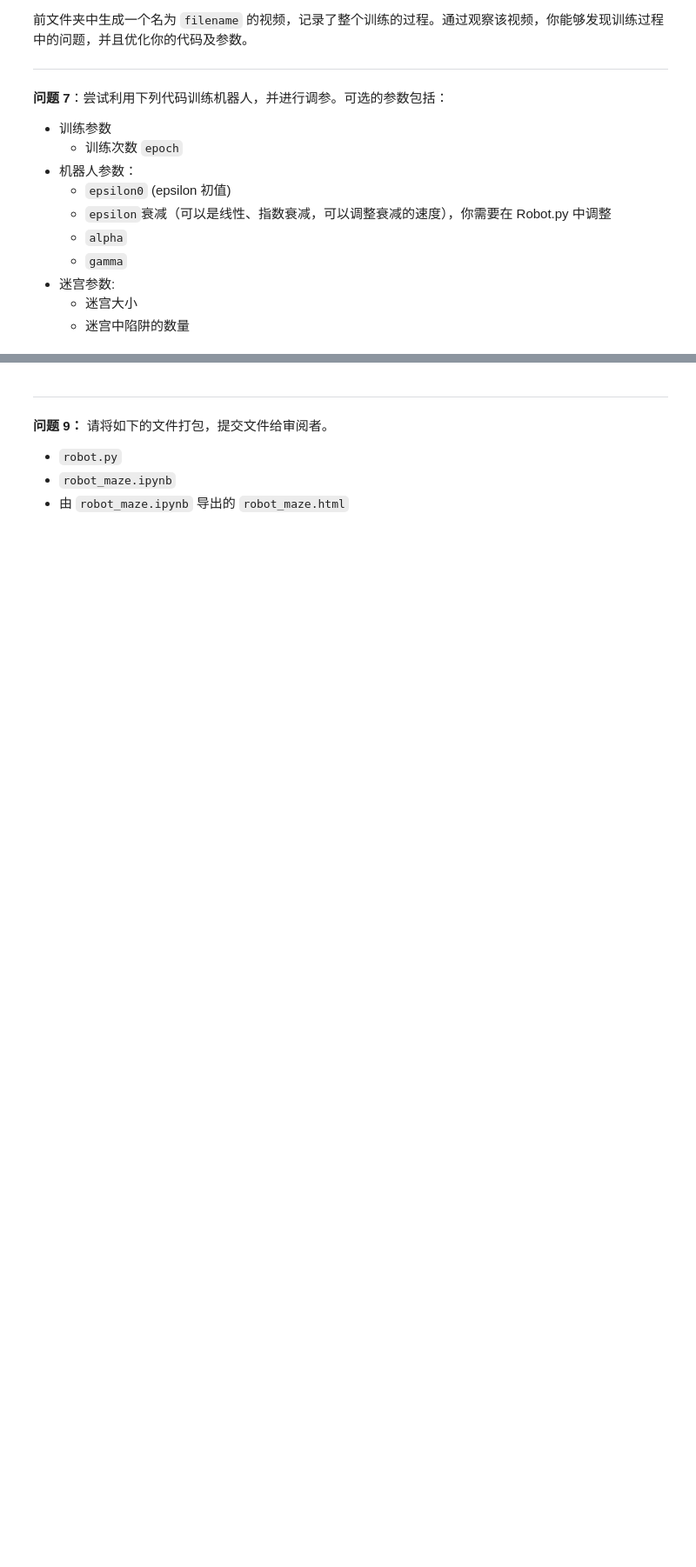
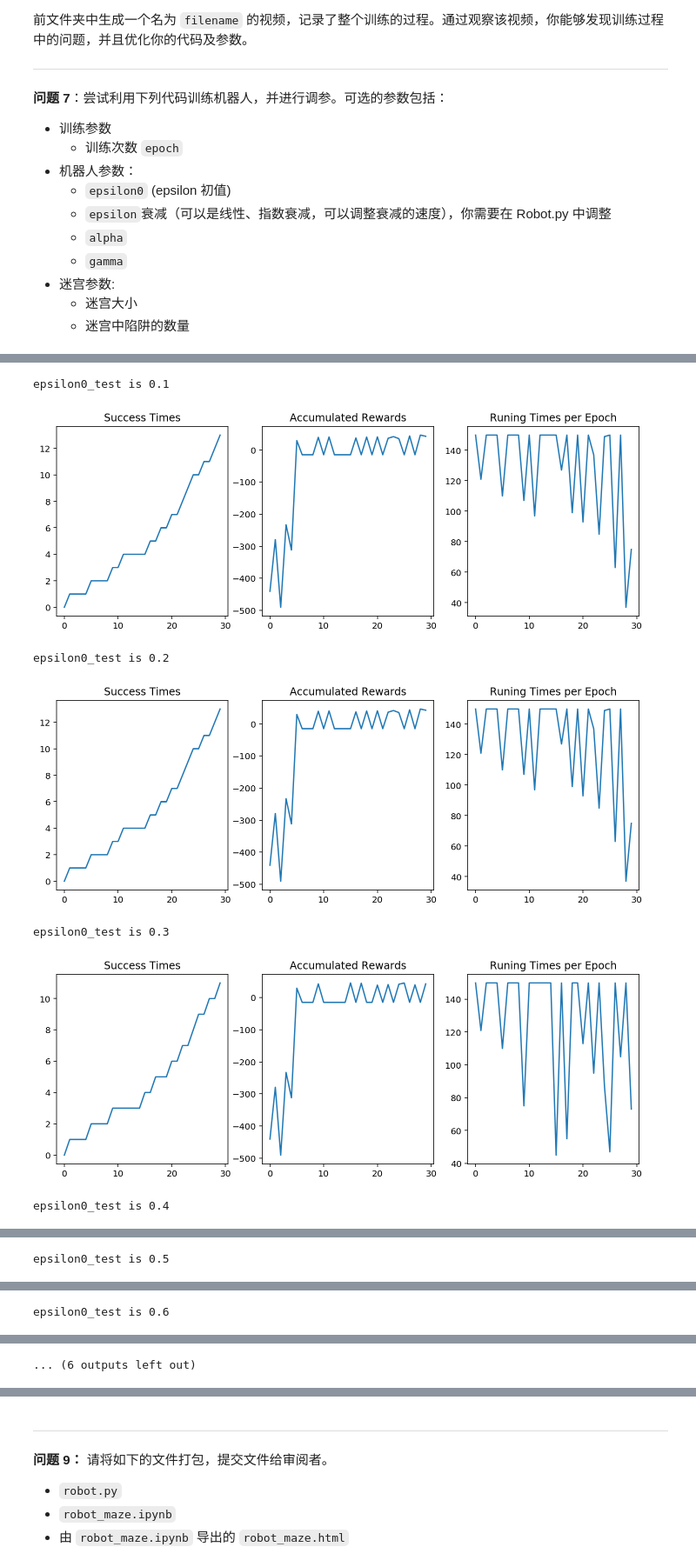
Before and after one commit to tailiang2008/udacity, a Jupyter notebook: Case/Reinforcement_Learning/robot_maze.ipynb, the cells around one changed output, grey strips where cells are left out. Shown at 87% size. Cells and saved outputs as stored; diff of their text form; code cells hidden in the pictures; blank space fills up the shorter version.

```diff
--- a/Case/Reinforcement_Learning/robot_maze.ipynb
+++ b/Case/Reinforcement_Learning/robot_maze.ipynb
@@ -136,5 +146,5 @@ def choose_action(epsilon, iter_num):
 # %%
 #测试
 for i in range(10):
-    choose_action(epsilon, i)
+    print(choose_action(epsilon))
 # %% [output]
@@ -279 +286,33 @@ g
 Maze of size (8, 12)
+# %%
+#为便于变量控制，建立训练函数
+def robot_train(g, alpha, epsilon0, gamma):
+    r = Robot(g,alpha=alpha, epsilon0=epsilon0, gamma=gamma)
+    r.set_status(learning=True)
+    runner = Runner(r, g)
+    runner.run_training(epoch, display_direction=True)
+
+    # runner.generate_movie(filename = "final1.mp4") # 你可以注释该行代码，加快运行速度，不过你就无法观察到视频了。
+
+    return runner
+# %%
+#测试epsilon0变化
+epsilon0_test=[i/10 for i in range(1,10)]
+runner_list = {}
+
+#训练
+for i in epsilon0_test:
+    runner_list[i] = robot_train(g, alpha, i, gamma)
+
+#对比结果
+for i in runner_list:
+    print('epsilon0_test is {}'.format(str(i)))
+    runner_list[i].plot_results()
+# %% [output]
+epsilon0_test is 0.1
+[figure, added]
+epsilon0_test is 0.2
+[figure, added]
+epsilon0_test is 0.3
+[figure, added]
+epsilon0_test is 0.4
@@ -279,0 +320 @@ Maze of size (8, 12)
+epsilon0_test is 0.5
@@ -279,0 +322 @@ Maze of size (8, 12)
+epsilon0_test is 0.6
@@ -279,0 +324 @@ Maze of size (8, 12)
+... (6 outputs left out)
```
Also changed, not shown: parts of 24 cells of this notebook, 11 other files.
